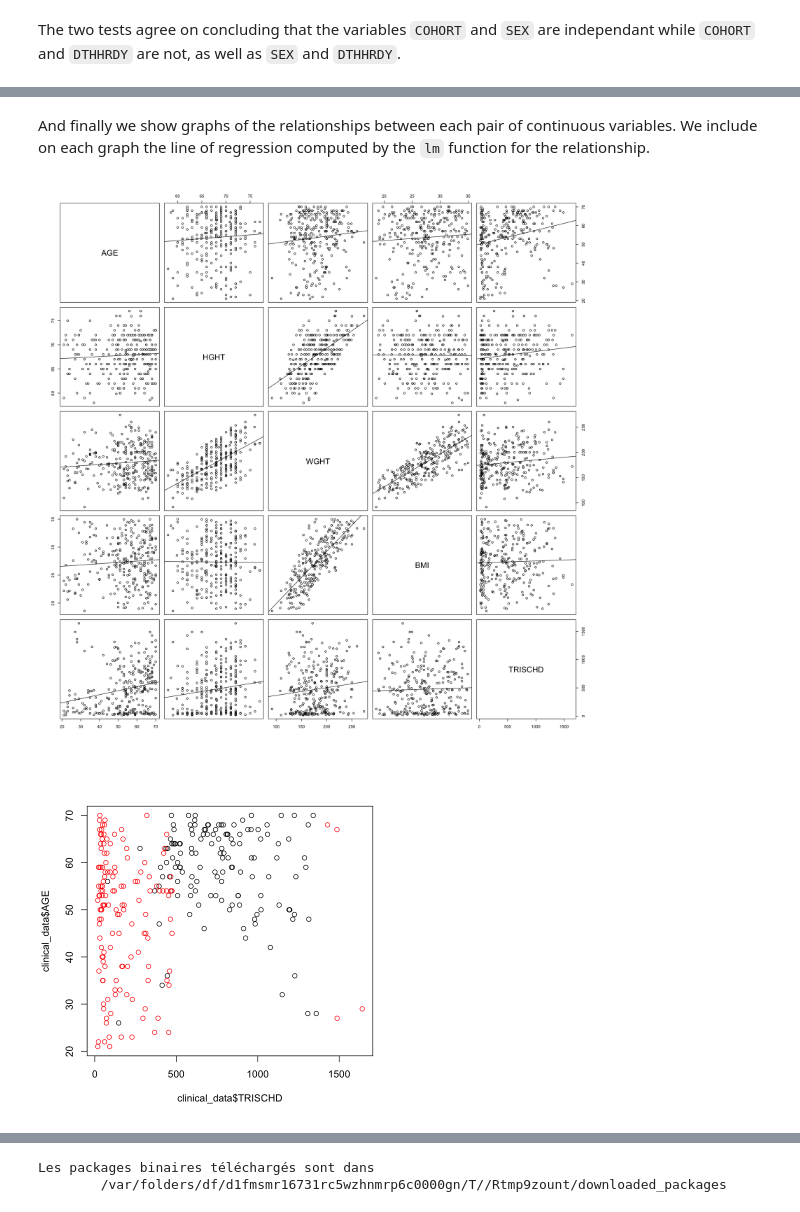
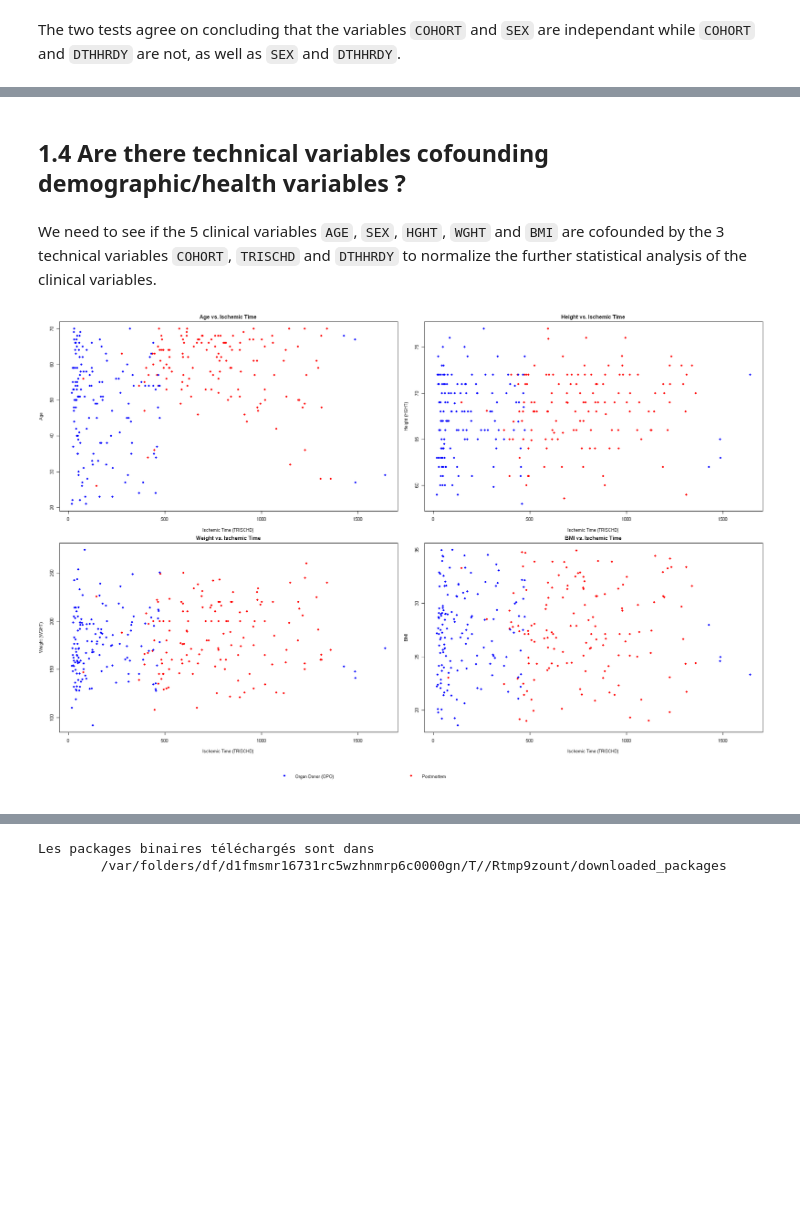
Before and after one commit to Abellanger123/GenomicProject, a Jupyter notebook: Arthur Functional Genomics Project.ipynb, the cells around one changed output, grey strips where cells are left out. Cells and saved outputs as stored; diff of their text form; code cells hidden in the pictures; blank space fills up the shorter version.

```diff
--- a/Arthur Functional Genomics Project.ipynb
+++ b/Arthur Functional Genomics Project.ipynb
@@ -258,16 +408,55 @@ for (catvar in c('COHORT','SEX','DTHHRDY')){
-# %% [markdown]
-And finally we show graphs of the relationships between each pair of continuous variables. We include on each graph the line of regression computed by the `lm` function for the relationship.
-# %%
-options(repr.plot.width=15, repr.plot.height=15)
-pairs(~ AGE + HGHT + WGHT + BMI + TRISCHD, data=clinical_data, panel=function(x,y){
-  points(x,y)
-  linear_regression = lm(y~x)
-  linear_regression_line = abline(linear_regression)
-})
-# %% [output]
-[figure, removed]
-# %%
-options(repr.plot.width=6, repr.plot.height=6)
-plot(clinical_data$TRISCHD, clinical_data$AGE, col = ifelse(clinical_data$COHORT == "Organ Donor (OPO)", "red", "black"))
-# %% [output]
-[figure, removed]
+# %% [markdown]
+## 1.4 Are there technical variables cofounding demographic/health variables ?
+# %% [markdown]
+We need to see if the 5 clinical variables `AGE`, `SEX`, `HGHT`, `WGHT` and `BMI` are cofounded by the 3 technical variables `COHORT`, `TRISCHD` and `DTHHRDY` to normalize the further statistical analysis of the clinical variables.
+# %%
+##### CHAT GPT
+
+# Define colors for cohorts
+colors <- c("Cohort1" = "blue", "Cohort2" = "red")
+
+# Define layout: 2x2 plots + 1 row for legend
+layout(matrix(c(1, 2, 3, 4, 5, 5), nrow = 3, byrow = TRUE), heights = c(1, 1, 0.2))
+
+# Plot 1: AGE vs. TRISCHD
+par(mar = c(4, 4, 2, 1))
+plot(clinical_data$TRISCHD, clinical_data$AGE,
+     col = colors[clinical_data$COHORT],
+     pch = 16,
+     xlab = "Ischemic Time (TRISCHD)",
+     ylab = "Age",
+     main = "Age vs. Ischemic Time")
+
+# Plot 2: HGHT vs. TRISCHD
+par(mar = c(4, 4, 2, 1))
+plot(clinical_data$TRISCHD, clinical_data$HGHT,
+     col = colors[clinical_data$COHORT],
+     pch = 16,
+     xlab = "Ischemic Time (TRISCHD)",
+     ylab = "Height (HGHT)",
+     main = "Height vs. Ischemic Time")
+
+# Plot 3: WGHT vs. TRISCHD
+par(mar = c(4, 4, 2, 1))
+plot(clinical_data$TRISCHD, clinical_data$WGHT,
+     col = colors[clinical_data$COHORT],
+     pch = 16,
+     xlab = "Ischemic Time (TRISCHD)",
+     ylab = "Weight (WGHT)",
+     main = "Weight vs. Ischemic Time")
+
+# Plot 4: BMI vs. TRISCHD
+par(mar = c(4, 4, 2, 1))
+plot(clinical_data$TRISCHD, clinical_data$BMI,
+     col = colors[clinical_data$COHORT],
+     pch = 16,
+     xlab = "Ischemic Time (TRISCHD)",
+     ylab = "BMI",
+     main = "BMI vs. Ischemic Time")
+
+# Plot 5: Legend
+par(mar = c(0, 0, 0, 0))
+plot.new()
+legend("center", legend = levels(clinical_data$COHORT), col = colors, pch = 16, horiz = TRUE, bty = "n")
+# %% [output]
+[figure, added]
```
Also changed, not shown: parts of 45 cells of this notebook.
